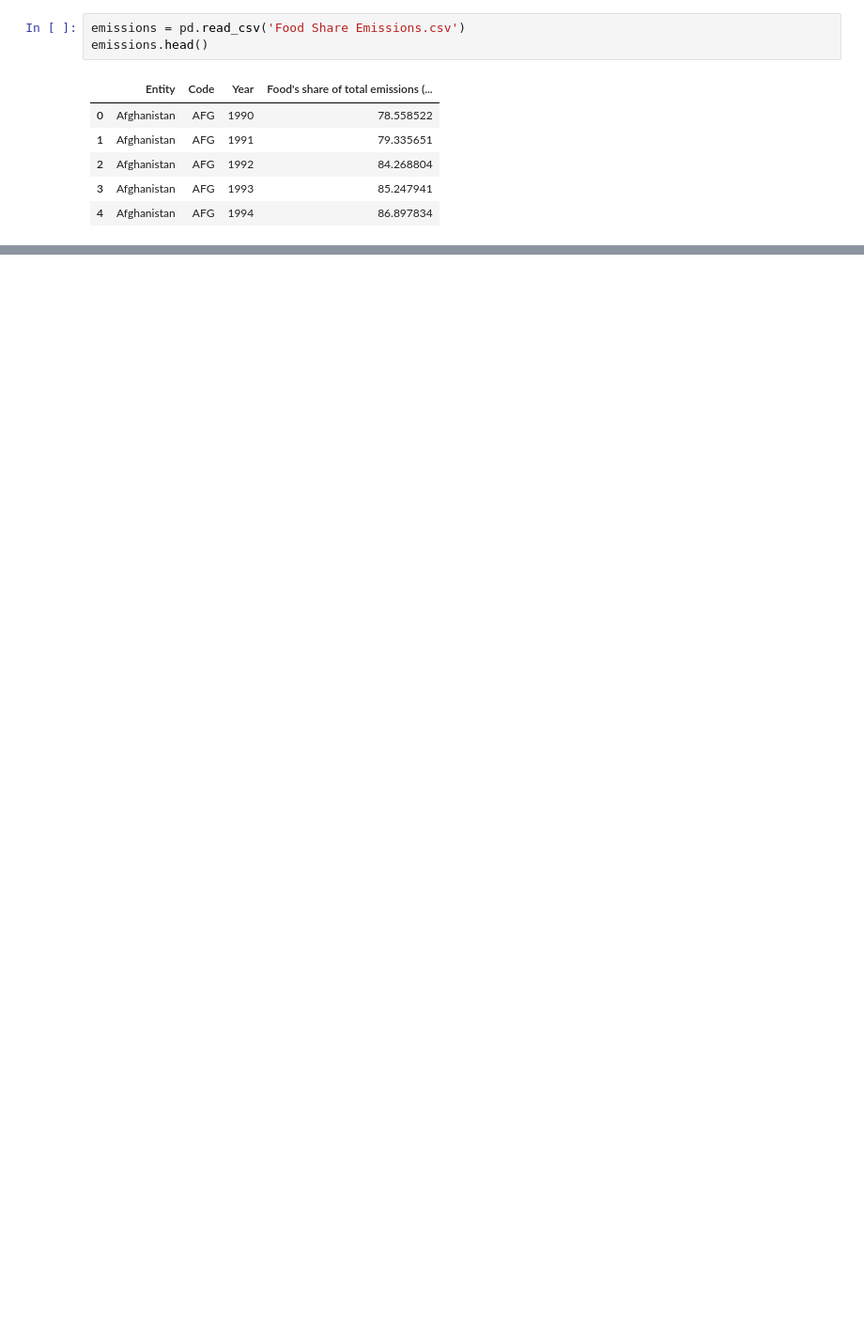
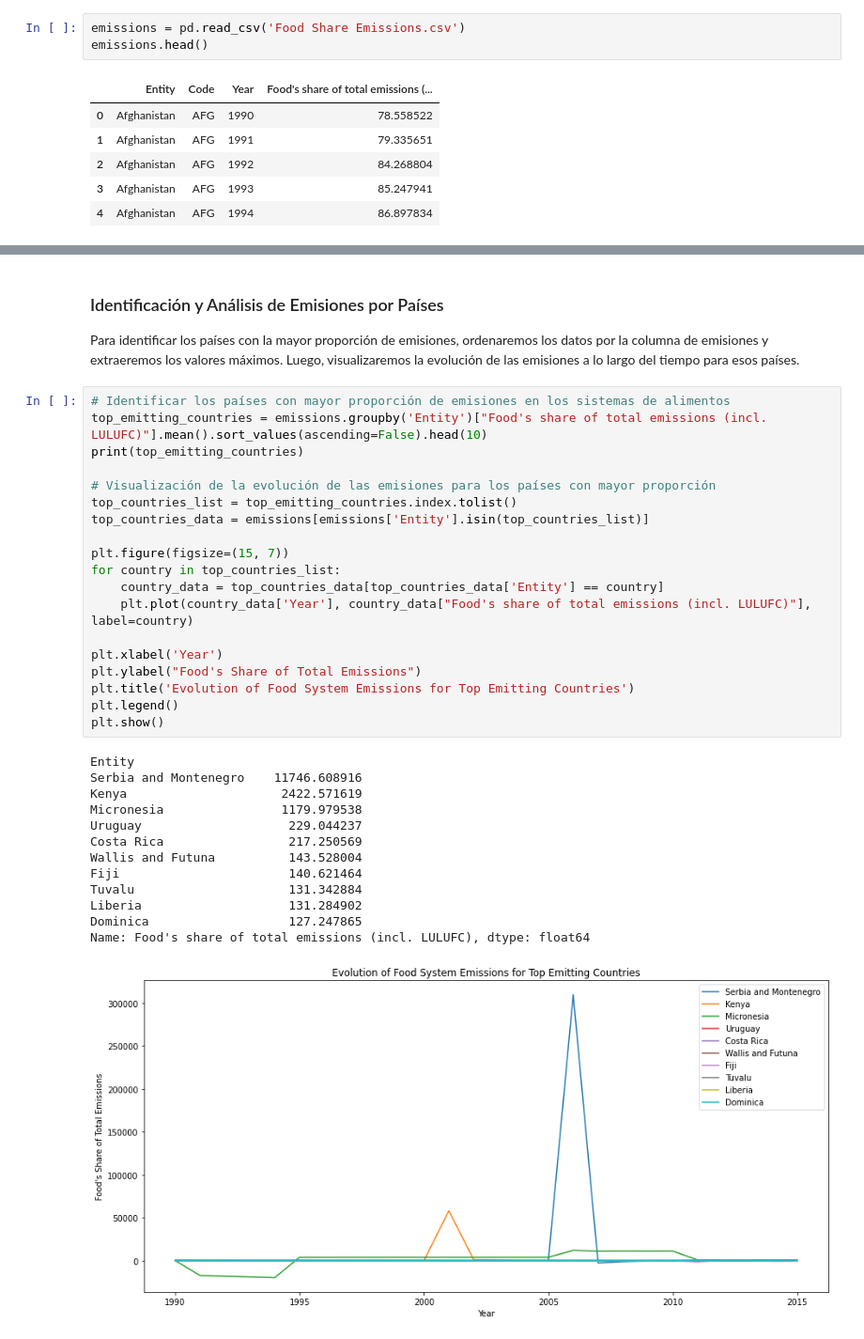
Before and after one commit to Roberto-VC/Lab9-DataScience, a Jupyter notebook: Lab9.ipynb, the cells around one changed output, grey strips where cells are left out. Shown at 94% size. Saved outputs shown, nothing was run; the diff lists cells and outputs as text; blank space fills up the shorter version.

```diff
--- a/Lab9.ipynb
+++ b/Lab9.ipynb
@@ -99,0 +311,37 @@ Zimbabwe
+# %% [markdown]
+### Identificación y Análisis de Emisiones por Países
+
+Para identificar los países con la mayor proporción de emisiones, ordenaremos los datos por la columna de emisiones y extraeremos los valores máximos. Luego, visualizaremos la evolución de las emisiones a lo largo del tiempo para esos países.
+# %%
+# Identificar los países con mayor proporción de emisiones en los sistemas de alimentos
+top_emitting_countries = emissions.groupby('Entity')["Food's share of total emissions (incl. LULUFC)"].mean().sort_values(ascending=False).head(10)
+print(top_emitting_countries)
+
+# Visualización de la evolución de las emisiones para los países con mayor proporción
+top_countries_list = top_emitting_countries.index.tolist()
+top_countries_data = emissions[emissions['Entity'].isin(top_countries_list)]
+
+plt.figure(figsize=(15, 7))
+for country in top_countries_list:
+    country_data = top_countries_data[top_countries_data['Entity'] == country]
+    plt.plot(country_data['Year'], country_data["Food's share of total emissions (incl. LULUFC)"], label=country)
+
+plt.xlabel('Year')
+plt.ylabel("Food's Share of Total Emissions")
+plt.title('Evolution of Food System Emissions for Top Emitting Countries')
+plt.legend()
+plt.show()
+# %% [output]
+Entity
+Serbia and Montenegro    11746.608916
+Kenya                     2422.571619
+Micronesia                1179.979538
+Uruguay                    229.044237
+Costa Rica                 217.250569
+Wallis and Futuna          143.528004
+Fiji                       140.621464
+Tuvalu                     131.342884
+Liberia                    131.284902
+Dominica                   127.247865
+Name: Food's share of total emissions (incl. LULUFC), dtype: float64
+[figure, added]
```
Also changed, not shown: parts of 18 cells of this notebook, 1 other file.
